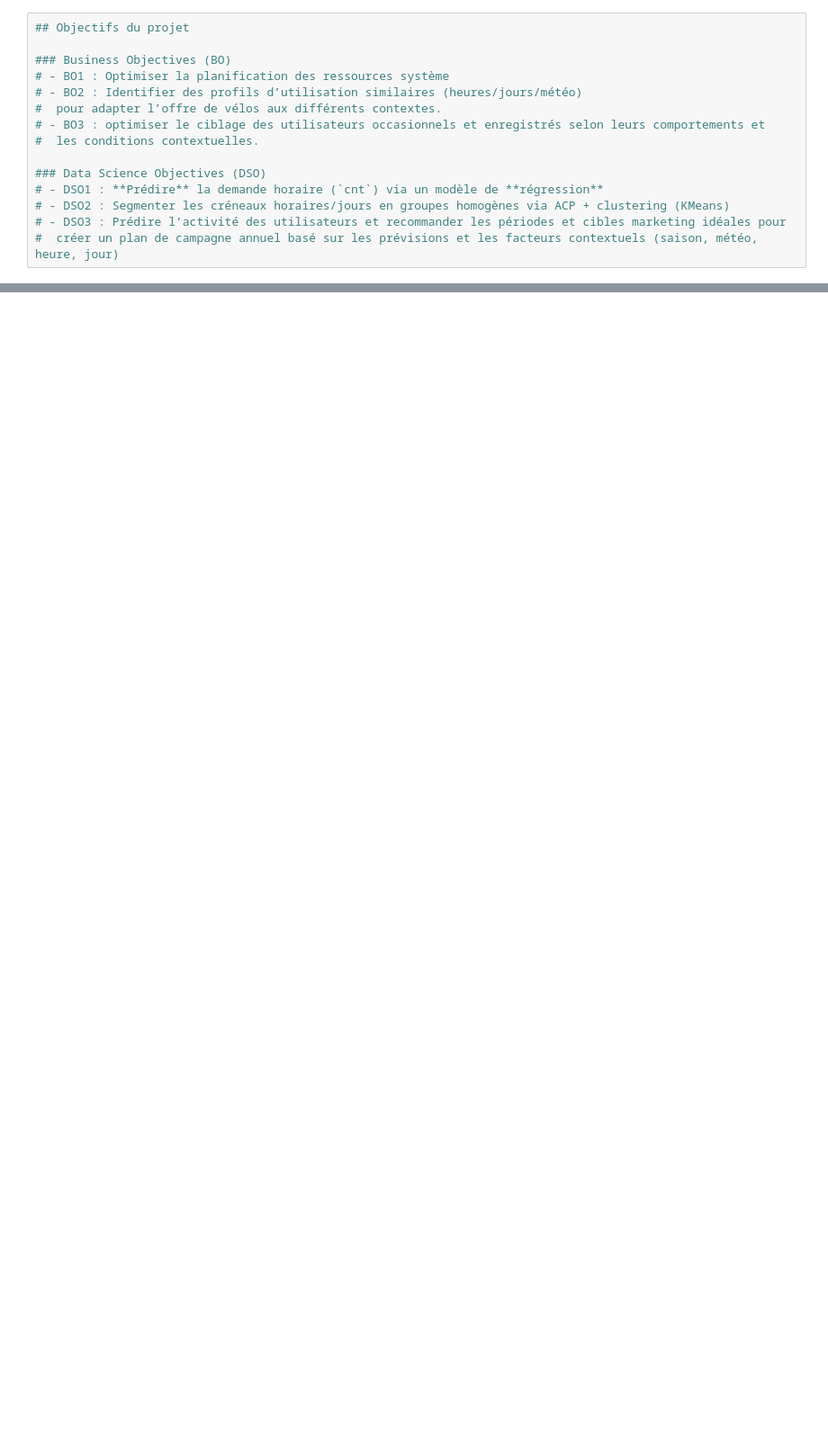
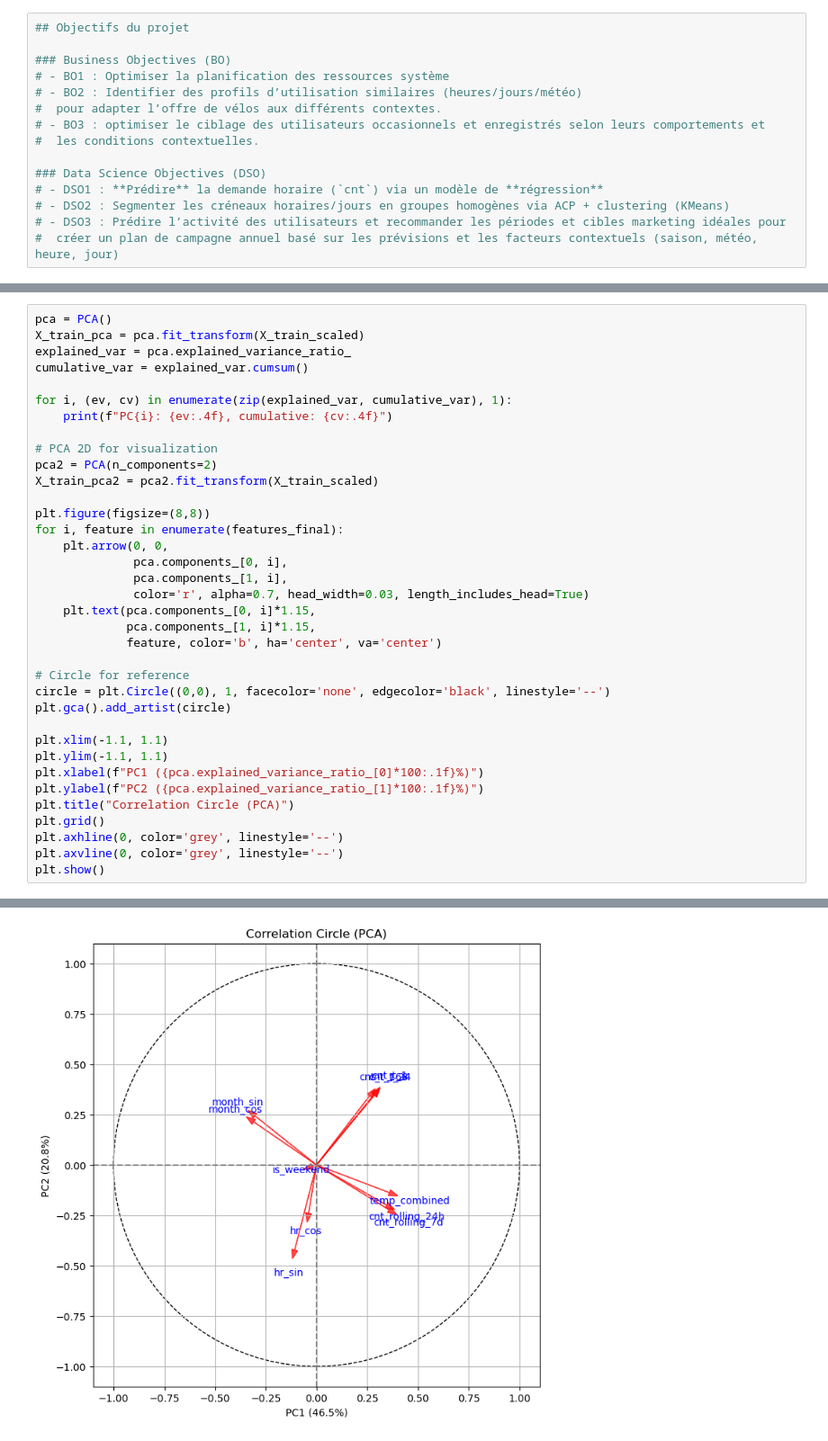
Before and after one commit to hidayahanafi/Projet-machine-learning-, a Jupyter notebook: Notebook.ipynb, the cells around one changed output, grey strips where cells are left out. Shown: that part at 90% size. Cells and saved outputs as stored; diff of their text form; blank space fills up the shorter version.

```diff
--- a/Notebook.ipynb
+++ b/Notebook.ipynb
@@ -589,0 +193,37 @@ RandomForest CV RMSE (train): 58.407
+# %%
+pca = PCA()
+X_train_pca = pca.fit_transform(X_train_scaled)
+explained_var = pca.explained_variance_ratio_
+cumulative_var = explained_var.cumsum()
+
+for i, (ev, cv) in enumerate(zip(explained_var, cumulative_var), 1):
+    print(f"PC{i}: {ev:.4f}, cumulative: {cv:.4f}")
+
+# PCA 2D for visualization
+pca2 = PCA(n_components=2)
+X_train_pca2 = pca2.fit_transform(X_train_scaled)
+
+plt.figure(figsize=(8,8))
+for i, feature in enumerate(features_final):
+    plt.arrow(0, 0,
+              pca.components_[0, i],
+              pca.components_[1, i],
+              color='r', alpha=0.7, head_width=0.03, length_includes_head=True)
+    plt.text(pca.components_[0, i]*1.15,
+             pca.components_[1, i]*1.15,
+             feature, color='b', ha='center', va='center')
+
+# Circle for reference
+circle = plt.Circle((0,0), 1, facecolor='none', edgecolor='black', linestyle='--')
+plt.gca().add_artist(circle)
+
+plt.xlim(-1.1, 1.1)
+plt.ylim(-1.1, 1.1)
+plt.xlabel(f"PC1 ({pca.explained_variance_ratio_[0]*100:.1f}%)")
+plt.ylabel(f"PC2 ({pca.explained_variance_ratio_[1]*100:.1f}%)")
+plt.title("Correlation Circle (PCA)")
+plt.grid()
+plt.axhline(0, color='grey', linestyle='--')
+plt.axvline(0, color='grey', linestyle='--')
+plt.show()
+# %% [output]
@@ -589,0 +241 @@ RandomForest CV RMSE (train): 58.407
+[figure, added]
```
Also changed, not shown: parts of 33 cells of this notebook.
